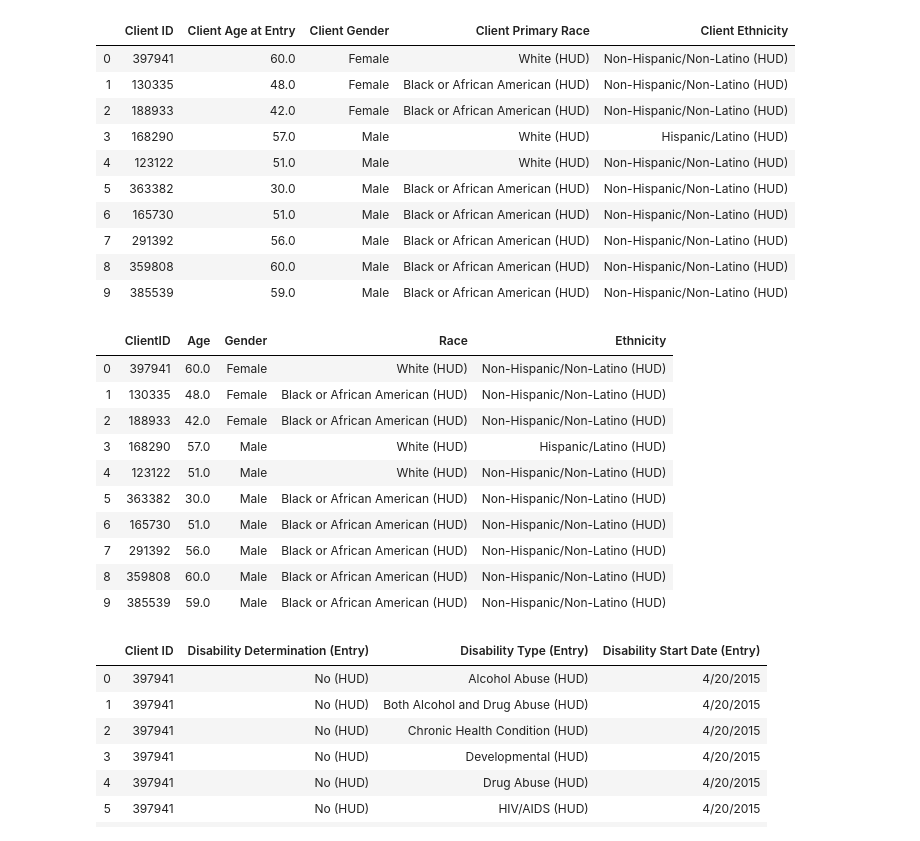
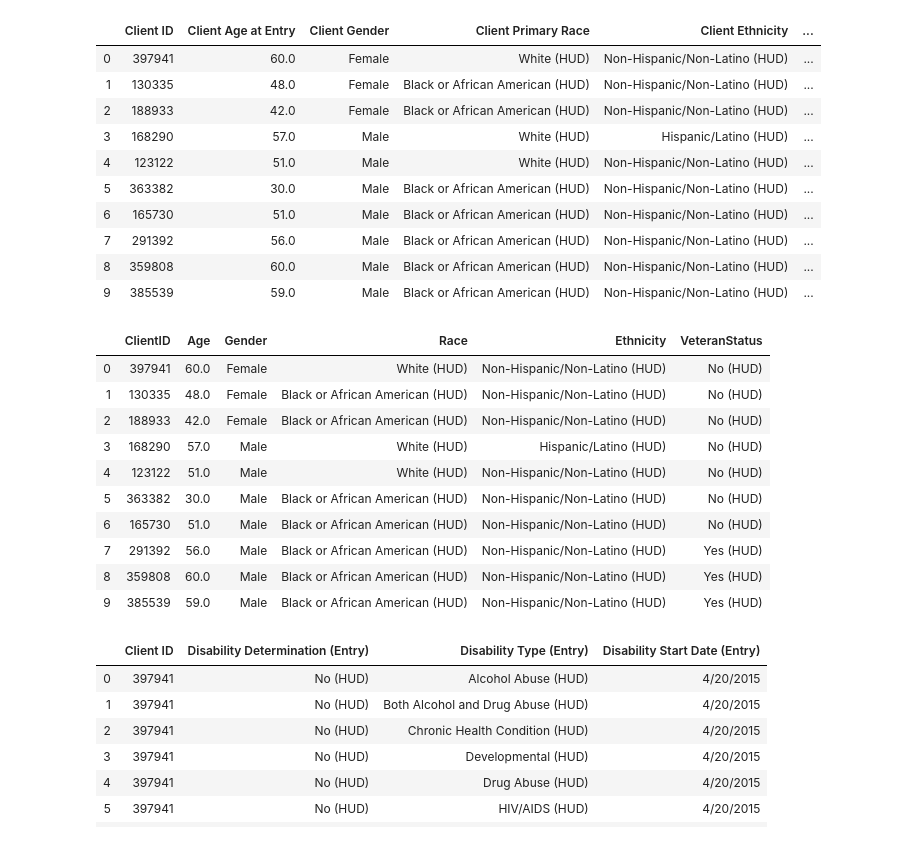
Before and after one commit to meaganfoster/bios611-projects-fall-2019-mlfoste1, a Jupyter notebook: Project_3/pandas_project3.ipynb, the cells around one changed output. Drawn from its saved outputs; the diff is of its cells as text; code cells hidden in the pictures.

```diff
--- a/Project_3/pandas_project3.ipynb
+++ b/Project_3/pandas_project3.ipynb
@@ -5,48 +5,48 @@ import numpy as np
 # %%
 # Read in the client demographics data
 client_df = pd.read_csv(
     "https://raw.githubusercontent.com/biodatascience/datasci611/gh-pages/data/project2_2019/CLIENT_191102.tsv",      # relative python path to subdirectory
     sep='\t'           # Tab-separated value file.
     #quotechar="'",        # single quote allowed as quote character
     #dtype={"salary": int},             # Parse the salary column as an integer
-    ,usecols=['Client ID', 'Client Age at Entry', 'Client Gender', 'Client Primary Race','Client Ethnicity']   # Only load the three columns specified.
+    ,usecols=['Client ID', 'Client Age at Entry', 'Client Gender', 'Client Primary Race','Client Ethnicity','Client Veteran Status']   # Only load the three columns specified.
     #parse_dates=['birth_date'],     # Intepret the birth_date column as a date
     #,skiprows=10        # Skip the first 10 rows of the file
  ,na_values=['**']       # Take any '.' or '??' values as NA
 ,header=0
 )
 
 client_df.head(10)
 #client_total_rows = client_df.count
 #print (client_total_rows)
 # %% [output]
-|  | Client ID | Client Age at Entry | Client Gender | Client Primary Race | Client Ethnicity |
-| 0 | 397941 | 60.0 | Female | White (HUD) | Non-Hispanic/Non-Latino (HUD) |
-| 1 | 130335 | 48.0 | Female | Black or African American (HUD) | Non-Hispanic/Non-Latino (HUD) |
-| 2 | 188933 | 42.0 | Female | Black or African American (HUD) | Non-Hispanic/Non-Latino (HUD) |
-| 3 | 168290 | 57.0 | Male | White (HUD) | Hispanic/Latino (HUD) |
-| 4 | 123122 | 51.0 | Male | White (HUD) | Non-Hispanic/Non-Latino (HUD) |
-| 5 | 363382 | 30.0 | Male | Black or African American (HUD) | Non-Hispanic/Non-Latino (HUD) |
-| 6 | 165730 | 51.0 | Male | Black or African American (HUD) | Non-Hispanic/Non-Latino (HUD) |
-| 7 | 291392 | 56.0 | Male | Black or African American (HUD) | Non-Hispanic/Non-Latino (HUD) |
-| 8 | 359808 | 60.0 | Male | Black or African American (HUD) | Non-Hispanic/Non-Latino (HUD) |
-| 9 | 385539 | 59.0 | Male | Black or African American (HUD) | Non-Hispanic/Non-Latino (HUD) |
+|  | Client ID | Client Age at Entry | Client Gender | Client Primary Race | Client Ethnicity | ... |
+| 0 | 397941 | 60.0 | Female | White (HUD) | Non-Hispanic/Non-Latino (HUD) | ... |
+| 1 | 130335 | 48.0 | Female | Black or African American (HUD) | Non-Hispanic/Non-Latino (HUD) | ... |
+| 2 | 188933 | 42.0 | Female | Black or African American (HUD) | Non-Hispanic/Non-Latino (HUD) | ... |
+| 3 | 168290 | 57.0 | Male | White (HUD) | Hispanic/Latino (HUD) | ... |
+| 4 | 123122 | 51.0 | Male | White (HUD) | Non-Hispanic/Non-Latino (HUD) | ... |
+| 5 | 363382 | 30.0 | Male | Black or African American (HUD) | Non-Hispanic/Non-Latino (HUD) | ... |
+| 6 | 165730 | 51.0 | Male | Black or African American (HUD) | Non-Hispanic/Non-Latino (HUD) | ... |
+| 7 | 291392 | 56.0 | Male | Black or African American (HUD) | Non-Hispanic/Non-Latino (HUD) | ... |
+| 8 | 359808 | 60.0 | Male | Black or African American (HUD) | Non-Hispanic/Non-Latino (HUD) | ... |
+| 9 | 385539 | 59.0 | Male | Black or African American (HUD) | Non-Hispanic/Non-Latino (HUD) | ... |
 # %%
-client_df.columns=['ClientID', 'Age', 'Gender', 'Race','Ethnicity']
+client_df.columns=['ClientID', 'Age', 'Gender', 'Race','Ethnicity','VeteranStatus']
 
 client_df.head(10)
 # %% [output]
-|  | ClientID | Age | Gender | Race | Ethnicity |
-| 0 | 397941 | 60.0 | Female | White (HUD) | Non-Hispanic/Non-Latino (HUD) |
-| 1 | 130335 | 48.0 | Female | Black or African American (HUD) | Non-Hispanic/Non-Latino (HUD) |
-| 2 | 188933 | 42.0 | Female | Black or African American (HUD) | Non-Hispanic/Non-Latino (HUD) |
-| 3 | 168290 | 57.0 | Male | White (HUD) | Hispanic/Latino (HUD) |
-| 4 | 123122 | 51.0 | Male | White (HUD) | Non-Hispanic/Non-Latino (HUD) |
-| 5 | 363382 | 30.0 | Male | Black or African American (HUD) | Non-Hispanic/Non-Latino (HUD) |
-| 6 | 165730 | 51.0 | Male | Black or African American (HUD) | Non-Hispanic/Non-Latino (HUD) |
-| 7 | 291392 | 56.0 | Male | Black or African American (HUD) | Non-Hispanic/Non-Latino (HUD) |
-| 8 | 359808 | 60.0 | Male | Black or African American (HUD) | Non-Hispanic/Non-Latino (HUD) |
-| 9 | 385539 | 59.0 | Male | Black or African American (HUD) | Non-Hispanic/Non-Latino (HUD) |
+|  | ClientID | Age | Gender | Race | Ethnicity | VeteranStatus |
+| 0 | 397941 | 60.0 | Female | White (HUD) | Non-Hispanic/Non-Latino (HUD) | No (HUD) |
+| 1 | 130335 | 48.0 | Female | Black or African American (HUD) | Non-Hispanic/Non-Latino (HUD) | No (HUD) |
+| 2 | 188933 | 42.0 | Female | Black or African American (HUD) | Non-Hispanic/Non-Latino (HUD) | No (HUD) |
+| 3 | 168290 | 57.0 | Male | White (HUD) | Hispanic/Latino (HUD) | No (HUD) |
+| 4 | 123122 | 51.0 | Male | White (HUD) | Non-Hispanic/Non-Latino (HUD) | No (HUD) |
+| 5 | 363382 | 30.0 | Male | Black or African American (HUD) | Non-Hispanic/Non-Latino (HUD) | No (HUD) |
+| 6 | 165730 | 51.0 | Male | Black or African American (HUD) | Non-Hispanic/Non-Latino (HUD) | No (HUD) |
+| 7 | 291392 | 56.0 | Male | Black or African American (HUD) | Non-Hispanic/Non-Latino (HUD) | Yes (HUD) |
+| 8 | 359808 | 60.0 | Male | Black or African American (HUD) | Non-Hispanic/Non-Latino (HUD) | Yes (HUD) |
+| 9 | 385539 | 59.0 | Male | Black or African American (HUD) | Non-Hispanic/Non-Latino (HUD) | Yes (HUD) |
 # %%
 # Read in the disability data
 disability_df = pd.read_csv(
```
Also changed, not shown: parts of 1 cell of this notebook, 2 other files.
